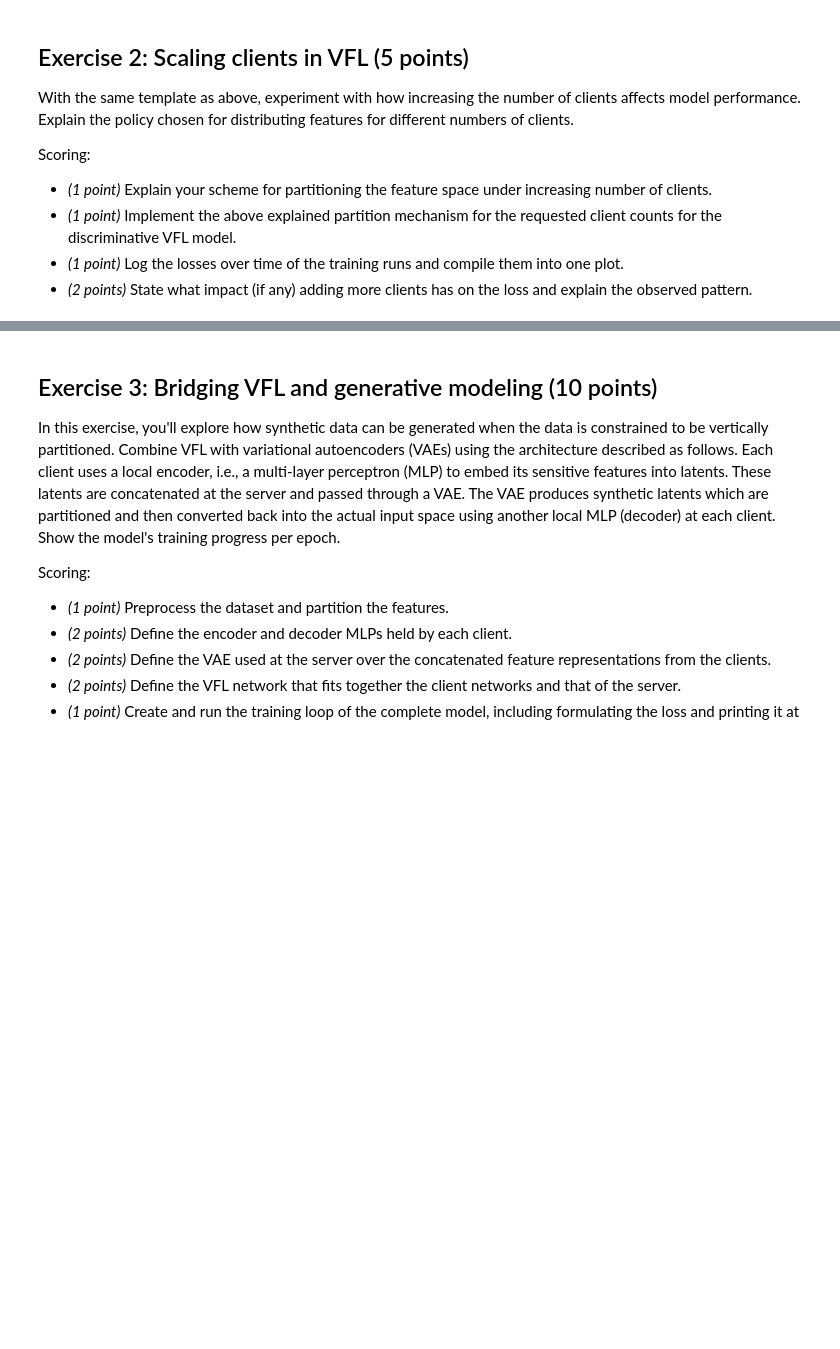
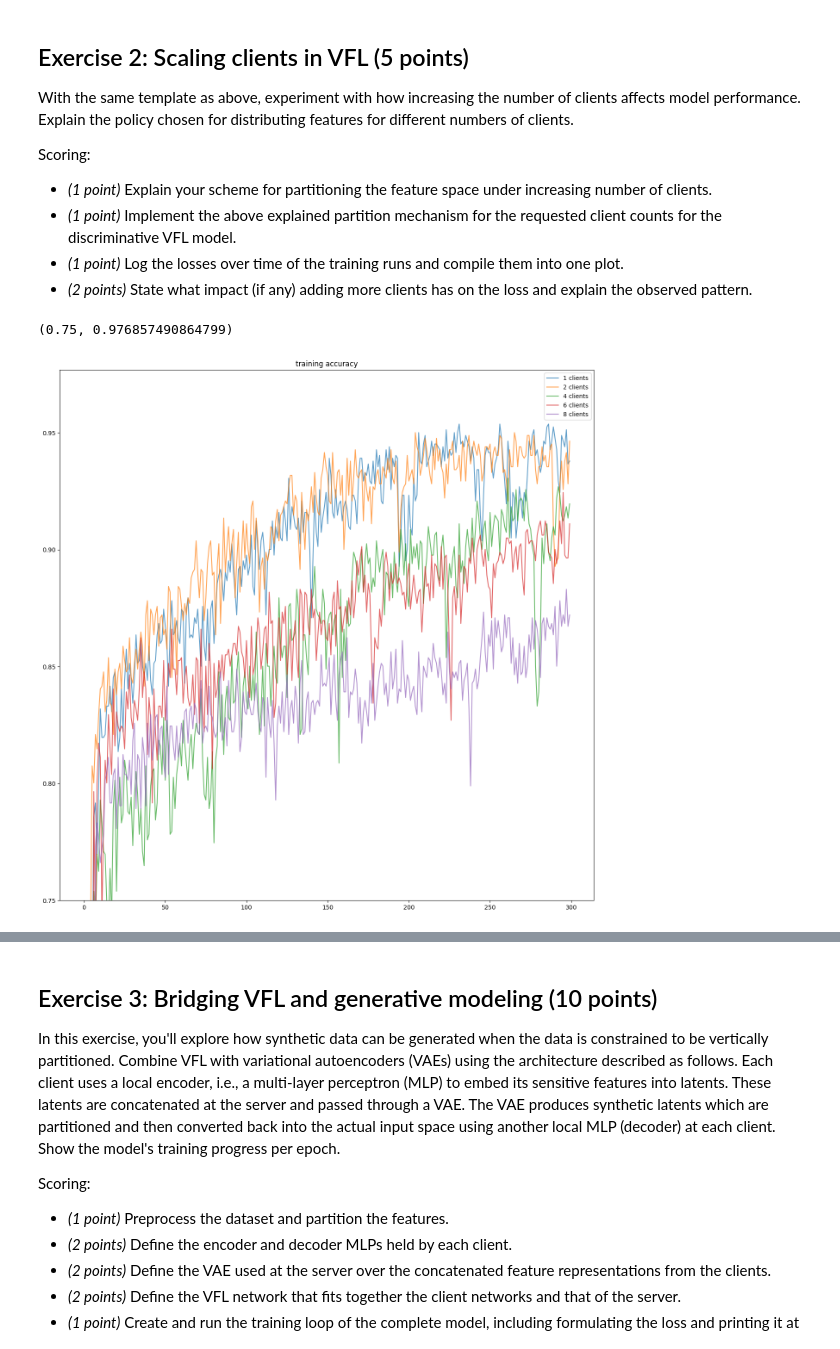
Before and after one commit to Quaffel/university-distributed-deep-learning, a Jupyter notebook: federated-learning/vertical-federated-learning/homework.ipynb, the cells around one changed output, grey strips where cells are left out. Saved outputs shown, nothing was run; the diff lists cells and outputs as text; code cells hidden in the pictures; blank space fills up the shorter version.

```diff
--- a/federated-learning/vertical-federated-learning/homework.ipynb
+++ b/federated-learning/vertical-federated-learning/homework.ipynb
@@ -37,3 +136,25 @@ Scoring:
 - _(1 point)_ Implement the above explained partition mechanism for the requested client counts for the discriminative VFL model.
 - _(1 point)_ Log the losses over time of the training runs and compile them into one plot.
 - _(2 points)_ State what impact (if any) adding more clients has on the loss and explain the observed pattern.
+# %%
+client_variants = [1, 2, 4, 6, 8]
+
+training_statistics, test_statistics = zip(
+    *[
+        vfl.run(clients=it)
+        for it in tqdm(client_variants, "variant", leave=False)
+    ]
+)
+
+training_statistics = list(training_statistics)
+test_statistics = list(test_statistics)
+# %%
+plt.figure(figsize=(16, 16))
+plt.title("training accuracy")
+for statistics, variant_name in zip(training_statistics, client_variants):
+    plt.plot(statistics.mean_epoch_accuracies, label=f"{variant_name} clients", alpha=0.7)
+plt.legend()
+plt.ylim(0.75, 0.95)
+# %% [output]
+(0.75, 0.976857490864799)
+[figure, added]
```
Also changed, not shown: parts of 8 cells of this notebook, 4 other files.
